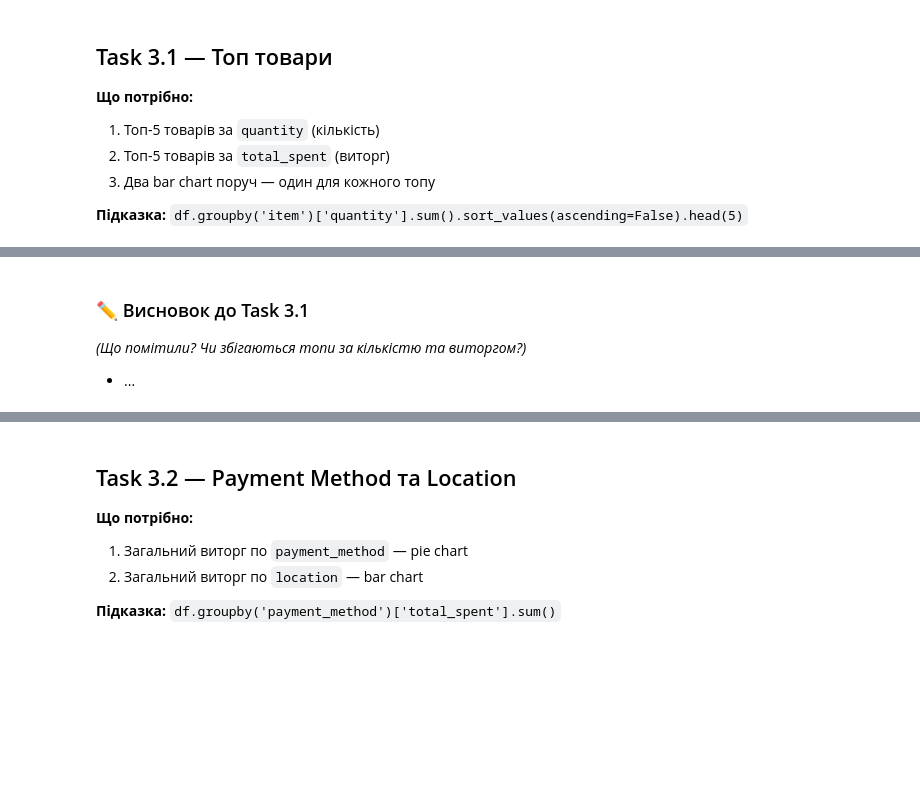
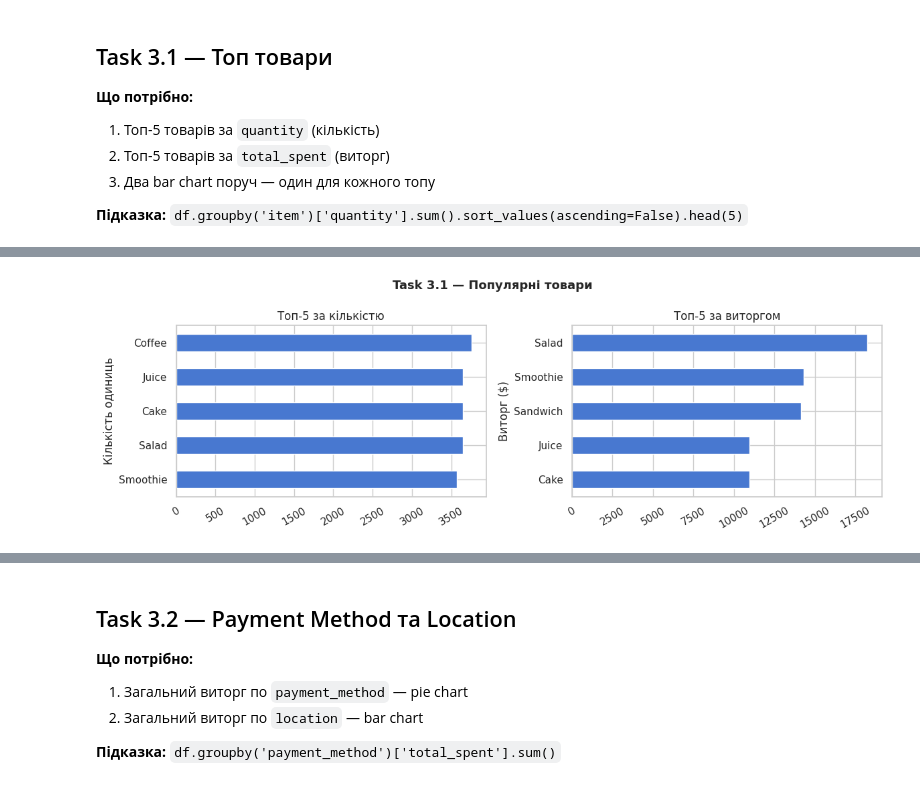
Before and after one commit to VikiTarasova/Analysis_Cafe_Sales, a Jupyter notebook: 11_06_26_cafe_eda_workbook_version2.ipynb, the cells around one changed output, grey strips where cells are left out. Saved outputs shown, nothing was run; the diff lists cells and outputs as text; code cells hidden in the pictures; blank space fills up the shorter version.

```diff
--- a/11_06_26_cafe_eda_workbook_version2.ipynb
+++ b/11_06_26_cafe_eda_workbook_version2.ipynb
@@ -474,12 +648,13 @@ print('Унікальні location:',       sorted(df['location'].unique()))
 | `weekday` | Назва дня тижня | `.dt.day_name()` |
 | `is_weekend` | True якщо сб/нд | `.isin(['Saturday', 'Sunday'])` |
 # %%
-df['year']       = # ВАШ КОД ТУТ
-df['month']      = # ВАШ КОД ТУТ
-df['month_name'] = # ВАШ КОД ТУТ
-df['weekday']    = # ВАШ КОД ТУТ
+
+df['year']       = df['transaction_date'].dt.year
+df['month']      = df['transaction_date'].dt.month
+df['month_name'] = df['transaction_date'].dt.strftime('%B').round()
+df['weekday']    = df['transaction_date'].dt.day_name()
 df['week']       = df['transaction_date'].dt.isocalendar().week.astype('Int64')
-df['is_weekend'] = # ВАШ КОД ТУТ
+df['is_weekend'] = df["week"].isin(["Saturday", "Sunday"])
 
 # Перевірка логічності
 df = df[df['quantity'] > 0]
@@ -510,13 +697,26 @@ print(f'✓ Збережено: {FILE_OUT} — готовий для Tableau!')
 
 **Підказка:** `df.groupby('item')['quantity'].sum().sort_values(ascending=False).head(5)`
 # %%
+## Task 3.1 — Топ товари
+
 # Топ-5 за кількістю
-top_qty = # ВАШ КОД ТУТ
+top_qty = (
+    df.groupby('item')['quantity']
+    .sum()
+    .sort_values(ascending=False)
+    .head(5)
+)
 
 # Топ-5 за виторгом
-top_rev = # ВАШ КОД ТУТ
+top_rev = (
+    df.groupby('item')['total_spent']
+    .sum()
+    .sort_values(ascending=False)
+    .head(5)
+)
 
 print('Топ-5 за кількістю:')
 print(top_qty.to_string())
+
 print('\nТоп-5 за виторгом:')
 print(top_rev.round(2).to_string())
@@ -523,24 +739,29 @@ print(top_rev.round(2).to_string())
 # %%
-fig, axes = plt.subplots(1, 2, figsize=(14, 5))
+fig, axes = plt.subplots(1, 2, figsize=(12, 4))
 fig.suptitle('Task 3.1 — Популярні товари', fontsize=13, fontweight='bold')
 
 # Графік 1: топ за кількістю
-# ВАШ КОД ТУТ
+top_qty.sort_values().plot(
+    kind='barh',
+    ax=axes[0]
+)
+
 axes[0].set_title('Топ-5 за кількістю')
 axes[0].set_ylabel('Кількість одиниць')
 axes[0].tick_params(axis='x', rotation=30)
 
 # Графік 2: топ за виторгом
-# ВАШ КОД ТУТ
+top_rev.sort_values().plot(
+    kind='barh',
+    ax=axes[1]
+)
+
 axes[1].set_title('Топ-5 за виторгом')
 axes[1].set_ylabel('Виторг ($)')
 axes[1].tick_params(axis='x', rotation=30)
 
 plt.tight_layout()
 plt.savefig('part3_task31.png', dpi=130, bbox_inches='tight')
 plt.show()
+# %% [output]
+[figure, added]
-# %% [markdown]
-### ✏️ Висновок до Task 3.1
-*(Що помітили? Чи збігаються топи за кількістю та виторгом?)*
-
-- ...
```
Also changed, not shown: parts of 34 cells of this notebook.
